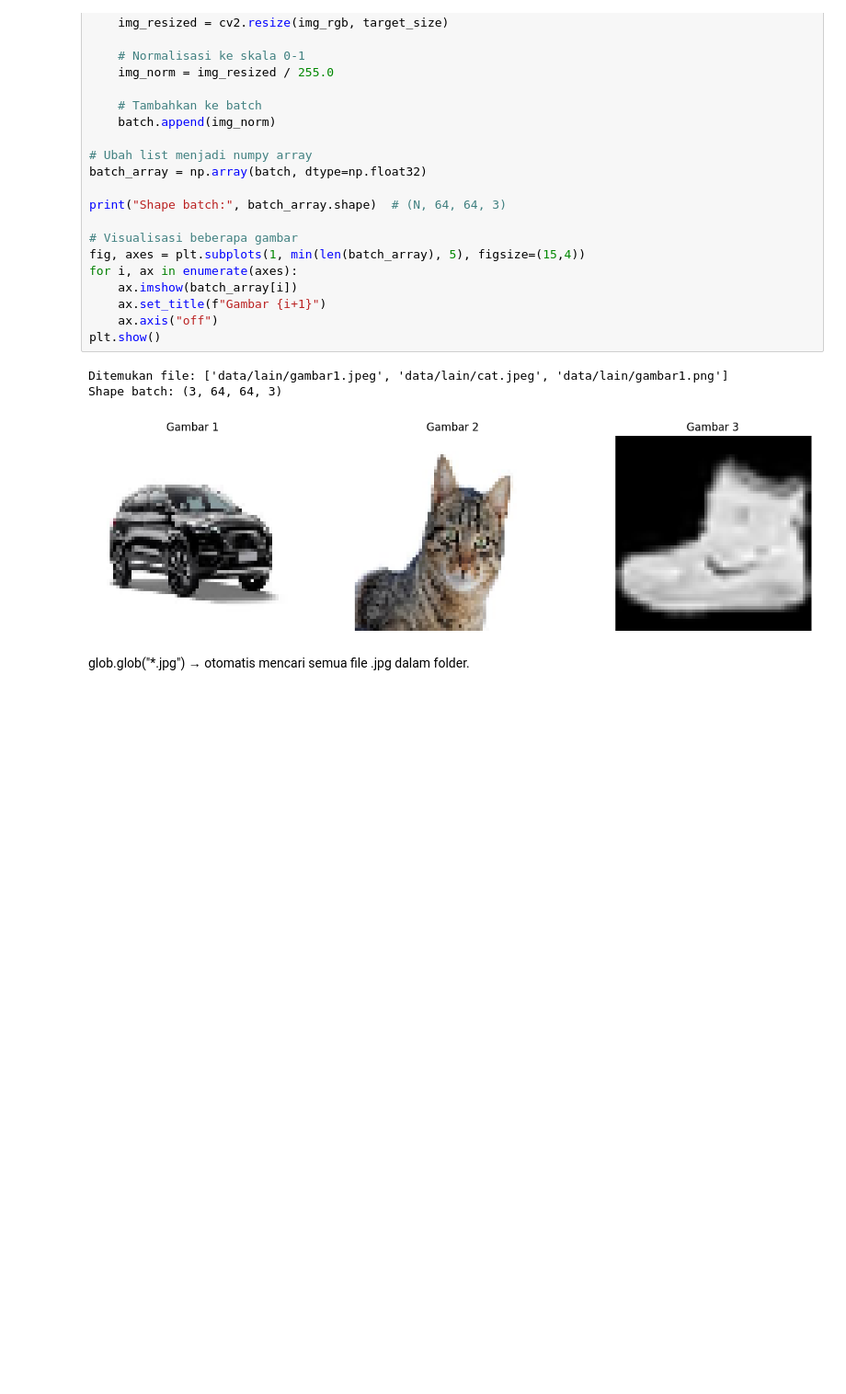
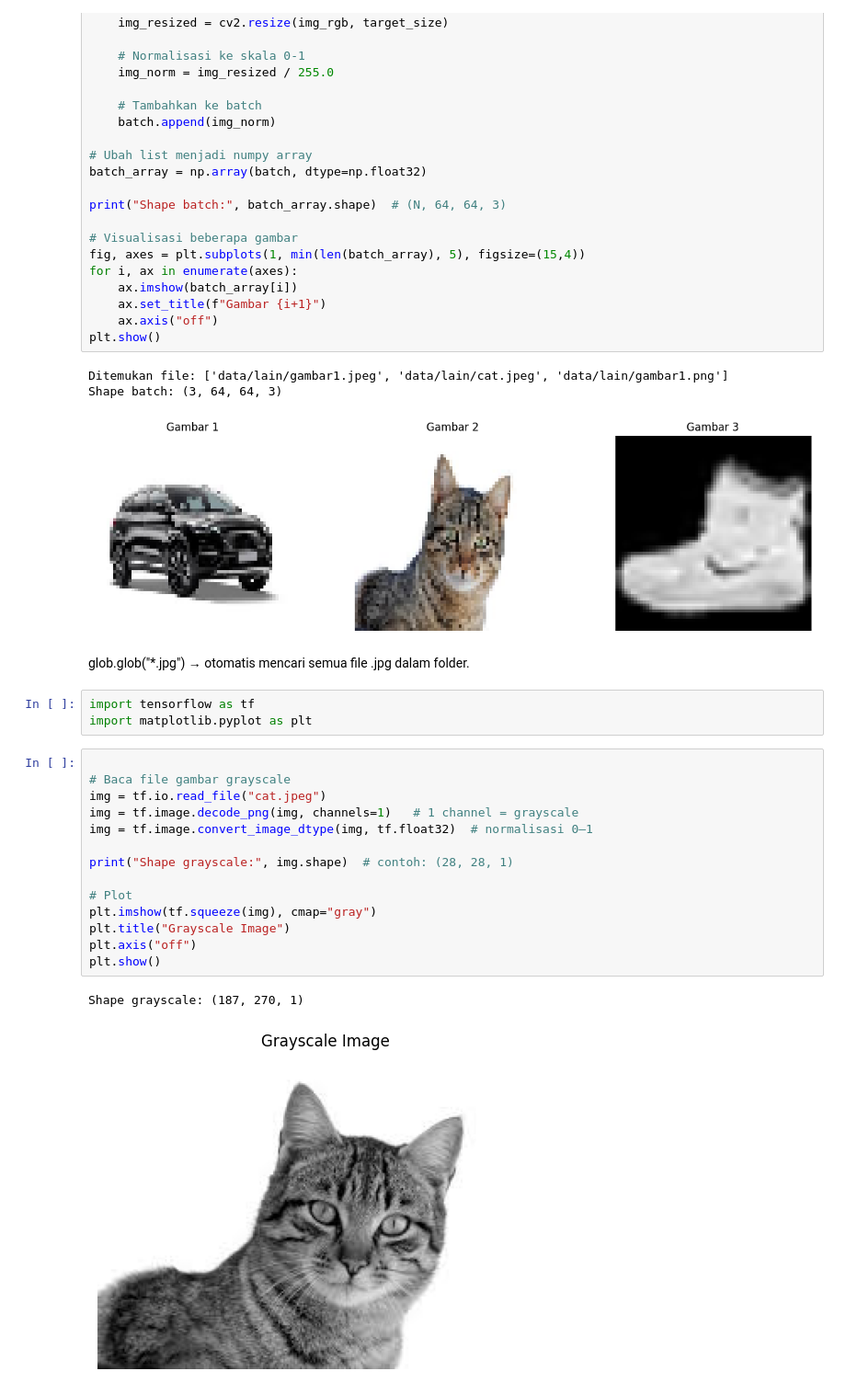
Before and after one commit to edycoleee/cnn2025, a Jupyter notebook: 01dasar.ipynb, the cells around one changed output. Shown: that part at 92% size. Cells and saved outputs as stored; diff of their text form; blank space fills up the shorter version.

```diff
--- a/01dasar.ipynb
+++ b/01dasar.ipynb
@@ -332,3 +332,23 @@ Shape batch: (3, 64, 64, 3)
 [figure]
 # %% [markdown]
 glob.glob("*.jpg") → otomatis mencari semua file .jpg dalam folder.
+# %%
+import tensorflow as tf
+import matplotlib.pyplot as plt
+# %%
+
+# Baca file gambar grayscale
+img = tf.io.read_file("cat.jpeg")
+img = tf.image.decode_png(img, channels=1)   # 1 channel = grayscale
+img = tf.image.convert_image_dtype(img, tf.float32)  # normalisasi 0–1
+
+print("Shape grayscale:", img.shape)  # contoh: (28, 28, 1)
+
+# Plot
+plt.imshow(tf.squeeze(img), cmap="gray")
+plt.title("Grayscale Image")
+plt.axis("off")
+plt.show()
+# %% [output]
+Shape grayscale: (187, 270, 1)
+[figure, added]
```
Also changed, not shown: parts of 3 cells of this notebook, 1 other file.
